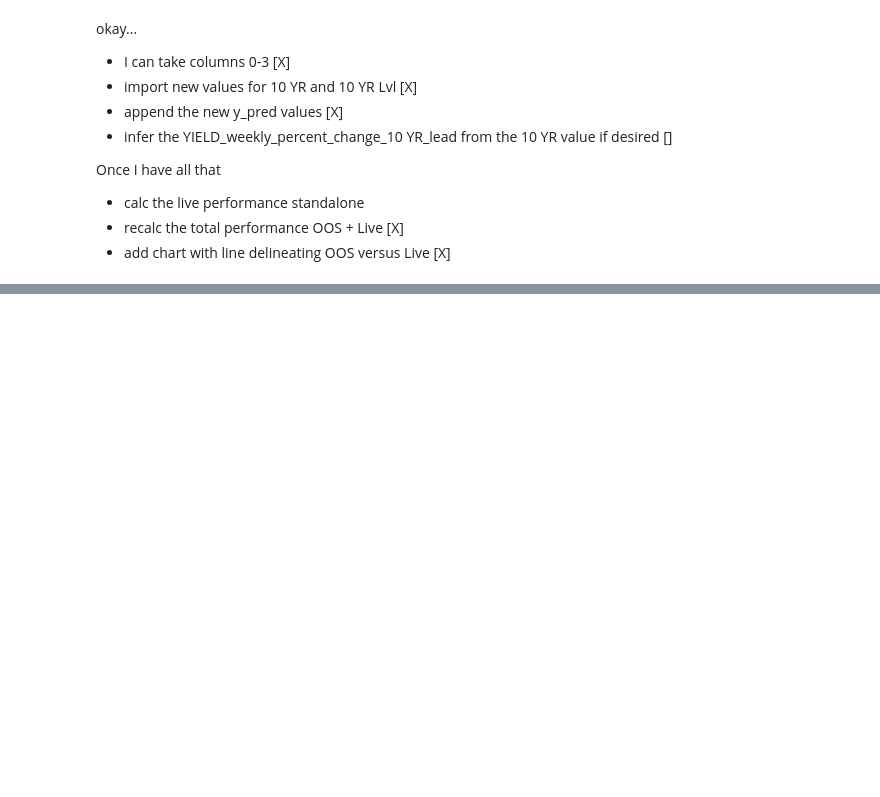
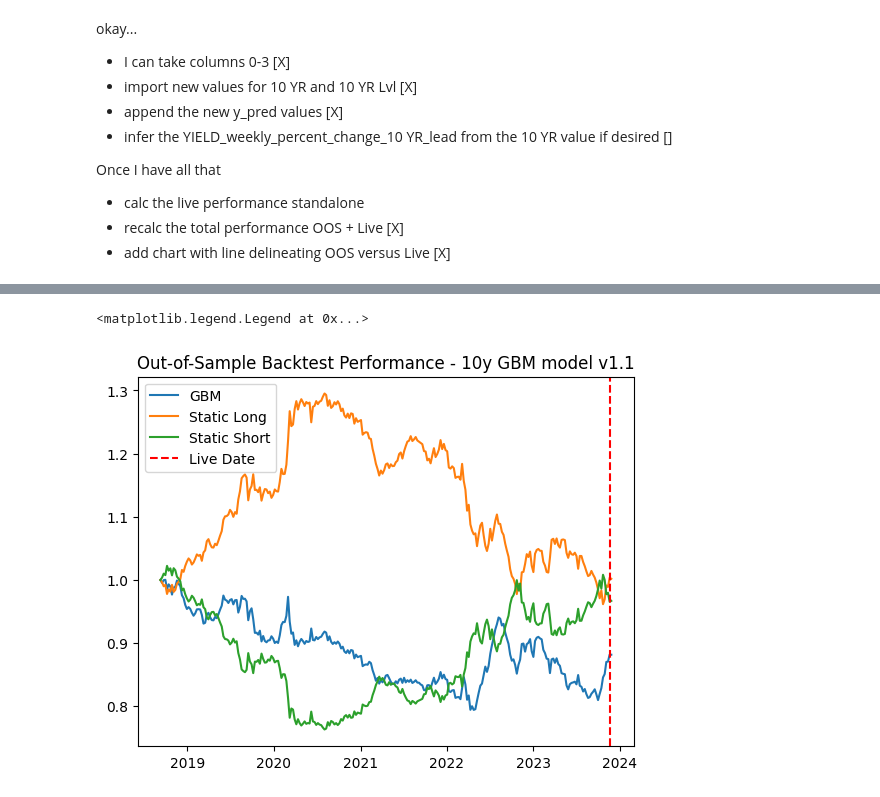
Before and after one commit to thestockman27/Fixed-Income-Dashboards, a Jupyter notebook: Model Forecast script.ipynb, the cells around one changed output, grey strips where cells are left out. Drawn from its saved outputs; the diff is of its cells as text; code cells hidden in the pictures; blank space fills up the shorter version.

Commit message:
performance calcs finalized
everything matches now

```diff
--- a/Model Forecast script.ipynb
+++ b/Model Forecast script.ipynb
@@ -85,7 +92,7 @@ old_preds = backtest_object_10Y_UST_v1_1.best_estim_preds
 all_preds = old_preds + new_preds
 # %%
 # Load the object from the file
-with open('backtest_results_10Y_UST_v1.pkl', 'rb') as file:
+with open('backtest_results_10Y_UST_v1_1.pkl', 'rb') as file:
     backtest_results_10Y_UST_v1 = pickle.load(file)
 # %%
 backtest_results_10Y_UST_v1.tail()
@@ -168,16 +264,19 @@ perf_data.tail(10)
 # %%
 import matplotlib
 import matplotlib.pyplot as plt
 plt.plot(perf_data.index, perf_data['cumulative_ret'], label='GBM')
 plt.plot(perf_data.index, perf_data['static_long_ret'], label='Static Long')
 plt.plot(perf_data.index, perf_data['static_short_ret'], label='Static Short')
-plt.title('Out-of-Sample Backtest Performance - 10y GBM model v1')
+plt.title('Out-of-Sample Backtest Performance - 10y GBM model v1.1')
 # Add a vertical line for the target date
 Live_Date = backtest_results_10Y_UST_v1.index.max()
 plt.axvline(x=pd.to_datetime(Live_Date), color='red', linestyle='--', label='Live Date')
 # Label the line
 #plt.text(pd.to_datetime(Live_Date),1.15,'Live Results Begin', color='red', verticalalignment='bottom', horizontalalignment='right')
 plt.legend()
+# %% [output]
+<matplotlib.legend.Legend at 0x...>
+[figure, added]
 # %%
 cum_ret_gbm = perf_data['cumulative_ret'][-1]
 cum_ret_static_long = perf_data['static_long_ret'][-1]
```
Also changed, not shown: parts of 13 cells of this notebook, 8 other files.
